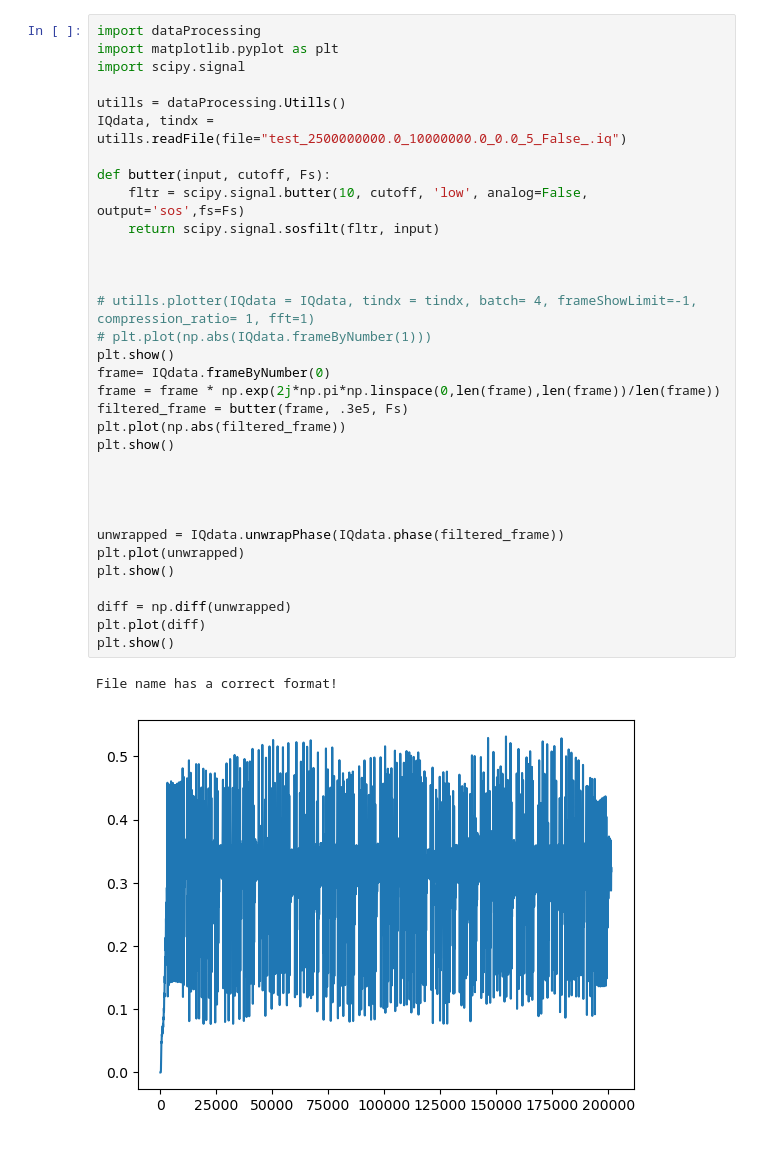
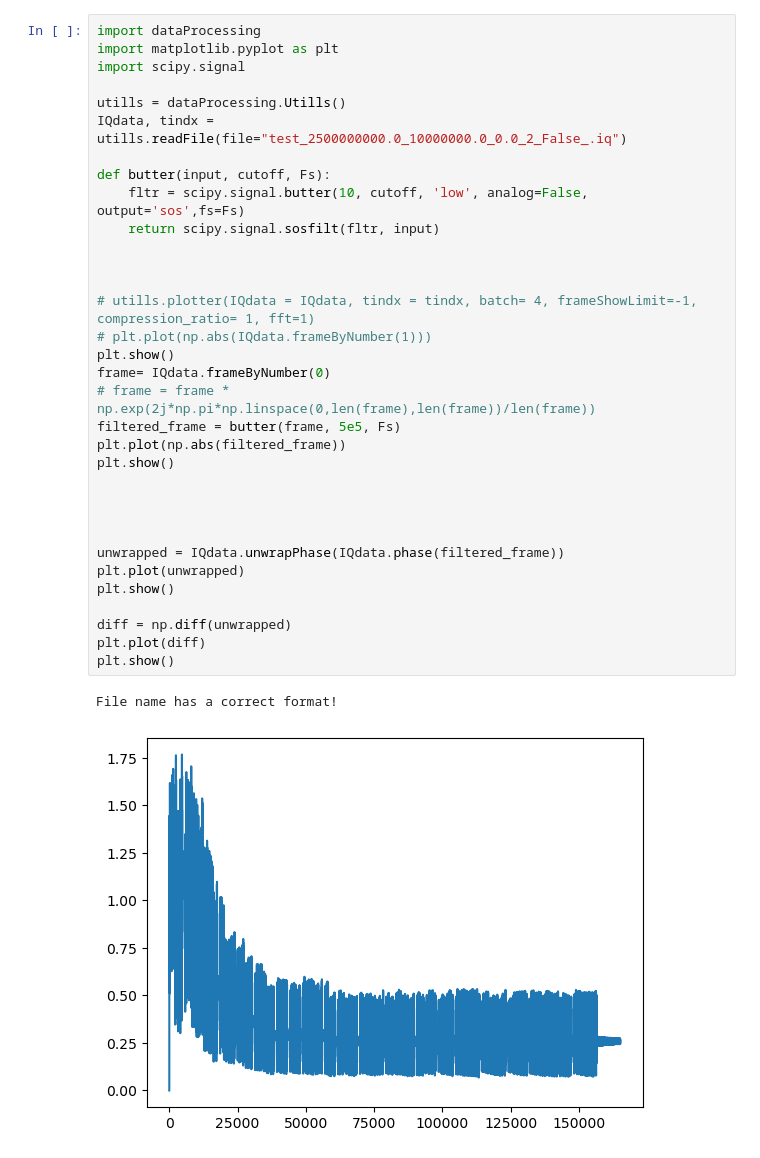
Before and after one commit to mkashani-phd/Secure_Wireless_Relay, a Jupyter notebook: rx.ipynb, the cells around one changed output. Drawn from its saved outputs; the diff is of its cells as text.

```diff
--- a/rx.ipynb
+++ b/rx.ipynb
@@ -197,34 +220,34 @@ import dataProcessing
 import matplotlib.pyplot as plt
 import scipy.signal
 
 utills = dataProcessing.Utills()
-IQdata, tindx = utills.readFile(file="test_2500000000.0_10000000.0_0.0_5_False_.iq")
+IQdata, tindx = utills.readFile(file="test_2500000000.0_10000000.0_0.0_2_False_.iq")
 
 def butter(input, cutoff, Fs):
     fltr = scipy.signal.butter(10, cutoff, 'low', analog=False, output='sos',fs=Fs)
     return scipy.signal.sosfilt(fltr, input)
 
 
 
 # utills.plotter(IQdata = IQdata, tindx = tindx, batch= 4, frameShowLimit=-1, compression_ratio= 1, fft=1)
 # plt.plot(np.abs(IQdata.frameByNumber(1)))
 plt.show()
 frame= IQdata.frameByNumber(0)
-frame = frame * np.exp(2j*np.pi*np.linspace(0,len(frame),len(frame))/len(frame))
-filtered_frame = butter(frame, .3e5, Fs)
+# frame = frame * np.exp(2j*np.pi*np.linspace(0,len(frame),len(frame))/len(frame))
+filtered_frame = butter(frame, 5e5, Fs)
 plt.plot(np.abs(filtered_frame))
 plt.show()
 
 
 
 
 unwrapped = IQdata.unwrapPhase(IQdata.phase(filtered_frame))
 plt.plot(unwrapped)
 plt.show()
 
 diff = np.diff(unwrapped)
 plt.plot(diff)
 plt.show()
 # %% [output]
 File name has a correct format!
-[figure, old version]
+[figure, new version]
```
Also changed, not shown: parts of 8 cells of this notebook, 1 other file.
